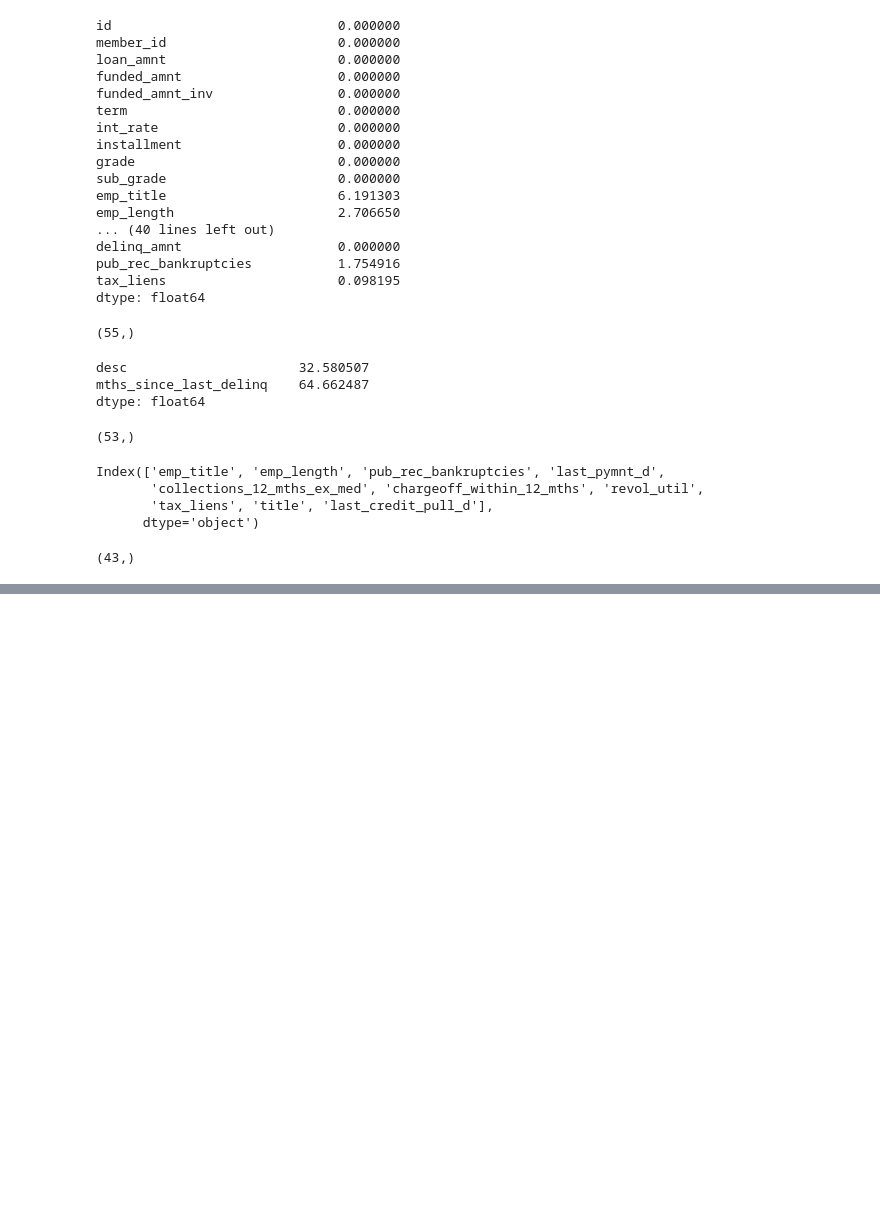
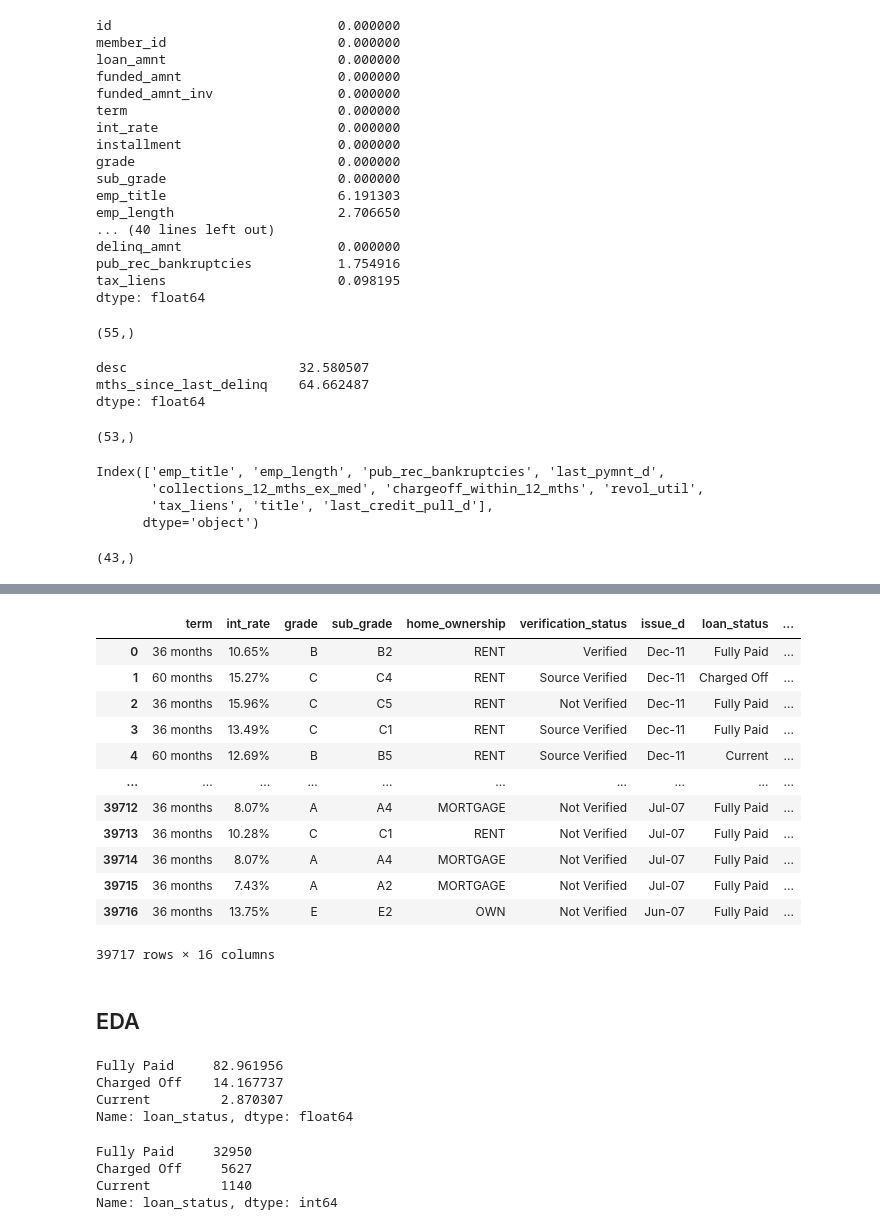
Before and after one commit to hargurjeet/Lending-Club-CaseStudy, a Jupyter notebook: Lending_Club_Case_Study.ipynb, the cells around one changed output, grey strips where cells are left out. Cells and saved outputs as stored; diff of their text form; code cells hidden in the pictures; blank space fills up the shorter version.

```diff
--- a/Lending_Club_Case_Study.ipynb
+++ b/Lending_Club_Case_Study.ipynb
@@ -164,0 +219,32 @@ As the xlwt package is no longer maintained, the xlwt engine will be removed in
+# %%
+df5.select_dtypes(include='object')
+# %% [output]
+|  | term | int_rate | grade | sub_grade | home_ownership | verification_status | issue_d | loan_status | ... |
+| 0 | 36 months | 10.65% | B | B2 | RENT | Verified | Dec-11 | Fully Paid | ... |
+| 1 | 60 months | 15.27% | C | C4 | RENT | Source Verified | Dec-11 | Charged Off | ... |
+| 2 | 36 months | 15.96% | C | C5 | RENT | Not Verified | Dec-11 | Fully Paid | ... |
+| 3 | 36 months | 13.49% | C | C1 | RENT | Source Verified | Dec-11 | Fully Paid | ... |
+| 4 | 60 months | 12.69% | B | B5 | RENT | Source Verified | Dec-11 | Current | ... |
+| ... | ... | ... | ... | ... | ... | ... | ... | ... | ... |
+| 39712 | 36 months | 8.07% | A | A4 | MORTGAGE | Not Verified | Jul-07 | Fully Paid | ... |
+| 39713 | 36 months | 10.28% | C | C1 | RENT | Not Verified | Jul-07 | Fully Paid | ... |
+| 39714 | 36 months | 8.07% | A | A4 | MORTGAGE | Not Verified | Jul-07 | Fully Paid | ... |
+| 39715 | 36 months | 7.43% | A | A2 | MORTGAGE | Not Verified | Jul-07 | Fully Paid | ... |
+| 39716 | 36 months | 13.75% | E | E2 | OWN | Not Verified | Jun-07 | Fully Paid | ... |
+39717 rows × 16 columns
+# %% [markdown]
+## EDA
+# %%
+(df5.loan_status.value_counts()/ len(df5))*100
+# %% [output]
+Fully Paid     82.961956
+Charged Off    14.167737
+Current         2.870307
+Name: loan_status, dtype: float64
+# %%
+df5.loan_status.value_counts()
+# %% [output]
+Fully Paid     32950
+Charged Off     5627
+Current         1140
+Name: loan_status, dtype: int64
```
Also changed, not shown: parts of 13 cells of this notebook.
